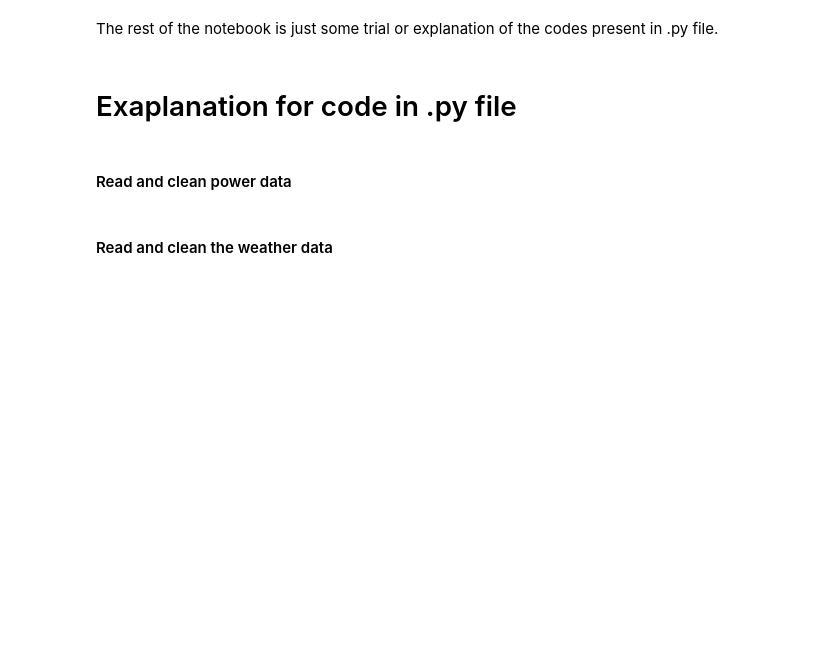
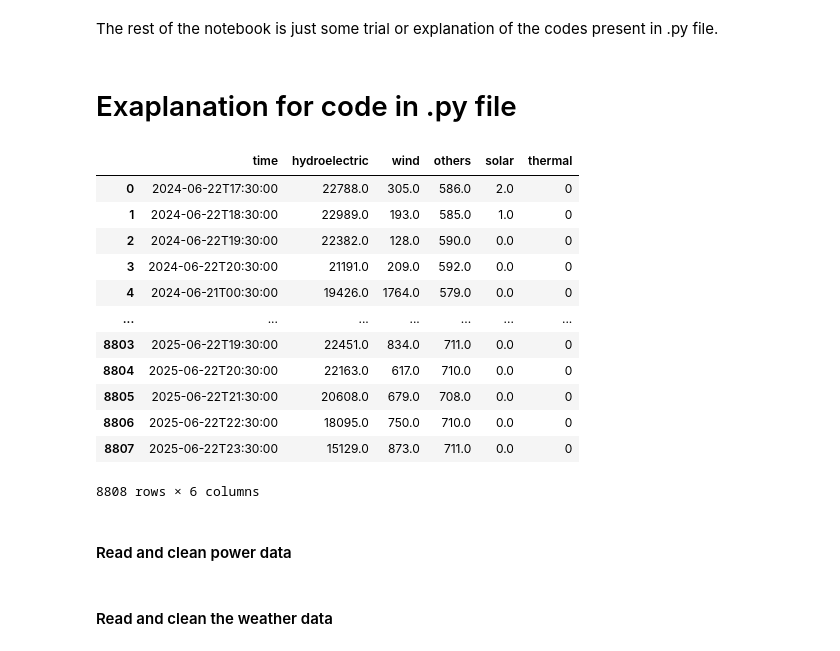
Before and after one commit to AndreaFodor/windPower, a Jupyter notebook: knn_polished_files/real_time_forecast/kNN_real_time.ipynb, the cells around one changed output. Saved outputs shown, nothing was run; the diff lists cells and outputs as text; code cells hidden in the pictures; blank space fills up the shorter version.

```diff
--- a/knn_polished_files/real_time_forecast/kNN_real_time.ipynb
+++ b/knn_polished_files/real_time_forecast/kNN_real_time.ipynb
@@ -59,6 +60,23 @@ from datetime import date
 from real_time_weather_api import weather_api_call
 from hydroquebec.api import Hydro_quebec_data
 from typing import Tuple, List, Union, Dict
+# %%
+path_path = os.path.join(os.getcwd(), "already_downloaded_data\\power_data.csv")
+pd.read_csv(path_path)
+# %% [output]
+|  | time | hydroelectric | wind | others | solar | thermal |
+| 0 | 2024-06-22T17:30:00 | 22788.0 | 305.0 | 586.0 | 2.0 | 0 |
+| 1 | 2024-06-22T18:30:00 | 22989.0 | 193.0 | 585.0 | 1.0 | 0 |
+| 2 | 2024-06-22T19:30:00 | 22382.0 | 128.0 | 590.0 | 0.0 | 0 |
+| 3 | 2024-06-22T20:30:00 | 21191.0 | 209.0 | 592.0 | 0.0 | 0 |
+| 4 | 2024-06-21T00:30:00 | 19426.0 | 1764.0 | 579.0 | 0.0 | 0 |
+| ... | ... | ... | ... | ... | ... | ... |
+| 8803 | 2025-06-22T19:30:00 | 22451.0 | 834.0 | 711.0 | 0.0 | 0 |
+| 8804 | 2025-06-22T20:30:00 | 22163.0 | 617.0 | 710.0 | 0.0 | 0 |
+| 8805 | 2025-06-22T21:30:00 | 20608.0 | 679.0 | 708.0 | 0.0 | 0 |
+| 8806 | 2025-06-22T22:30:00 | 18095.0 | 750.0 | 710.0 | 0.0 | 0 |
+| 8807 | 2025-06-22T23:30:00 | 15129.0 | 873.0 | 711.0 | 0.0 | 0 |
+8808 rows × 6 columns
 # %% [markdown]
 #### Read and clean power data
 # %%
```
Also changed, not shown: parts of 7 cells of this notebook, 4 other files.
